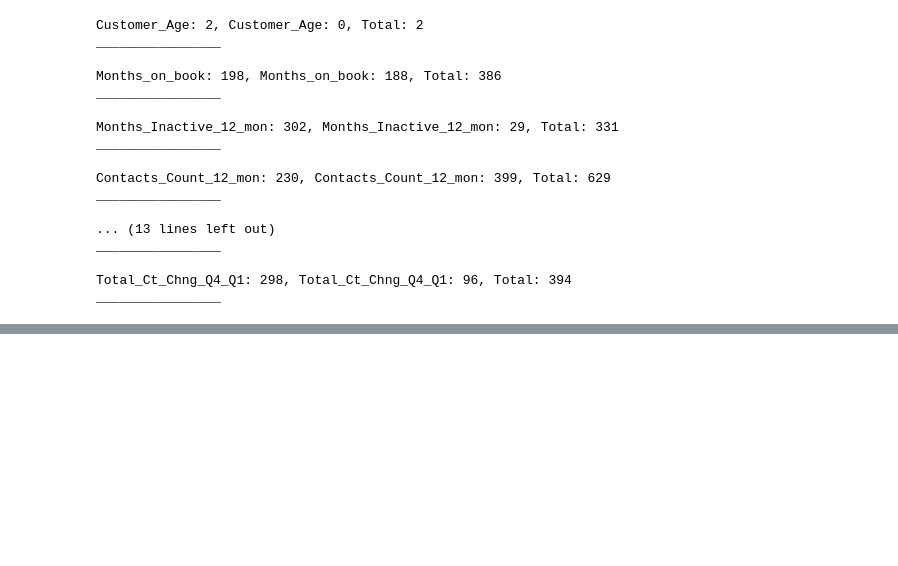
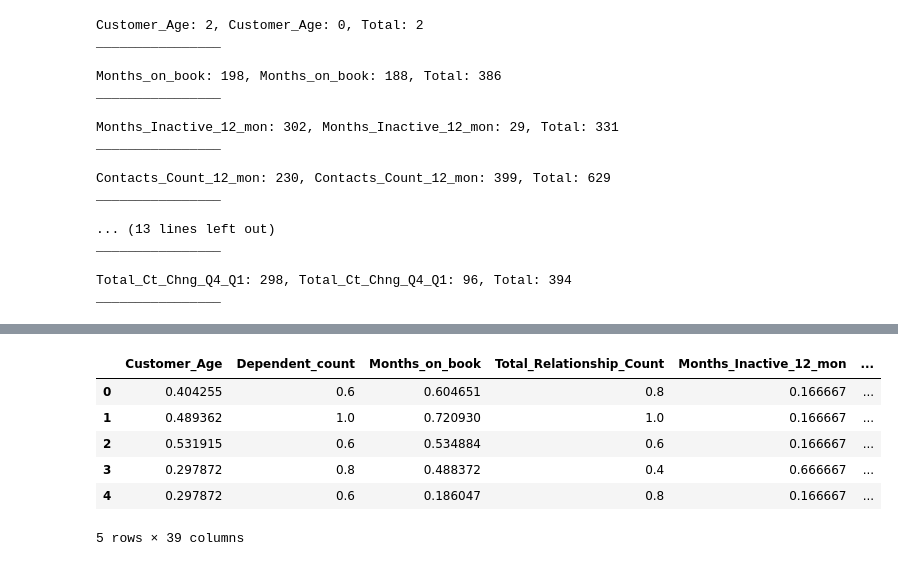
Before and after one commit to bosshussien/Bank_Customers_Analysis, a Jupyter notebook: notebook.ipynb, the cells around one changed output, grey strips where cells are left out. Cells and saved outputs as stored; diff of their text form; code cells hidden in the pictures; blank space fills up the shorter version.

```diff
--- a/notebook.ipynb
+++ b/notebook.ipynb
@@ -98,0 +226,14 @@ sns.boxplot(df["Credit_Limit"])
+# %%
+num_cols = numeric_df.columns.tolist()
+non_num_cols = list(set(encoded_df.columns.tolist()) - set(num_cols))
+
+norm_df[non_num_cols] = encoded_df[non_num_cols]
+norm_df.head()
+# %% [output]
+|  | Customer_Age | Dependent_count | Months_on_book | Total_Relationship_Count | Months_Inactive_12_mon | ... |
+| 0 | 0.404255 | 0.6 | 0.604651 | 0.8 | 0.166667 | ... |
+| 1 | 0.489362 | 1.0 | 0.720930 | 1.0 | 0.166667 | ... |
+| 2 | 0.531915 | 0.6 | 0.534884 | 0.6 | 0.166667 | ... |
+| 3 | 0.297872 | 0.8 | 0.488372 | 0.4 | 0.666667 | ... |
+| 4 | 0.297872 | 0.6 | 0.186047 | 0.8 | 0.166667 | ... |
+5 rows × 39 columns
```
Also changed, not shown: parts of 14 cells of this notebook.
